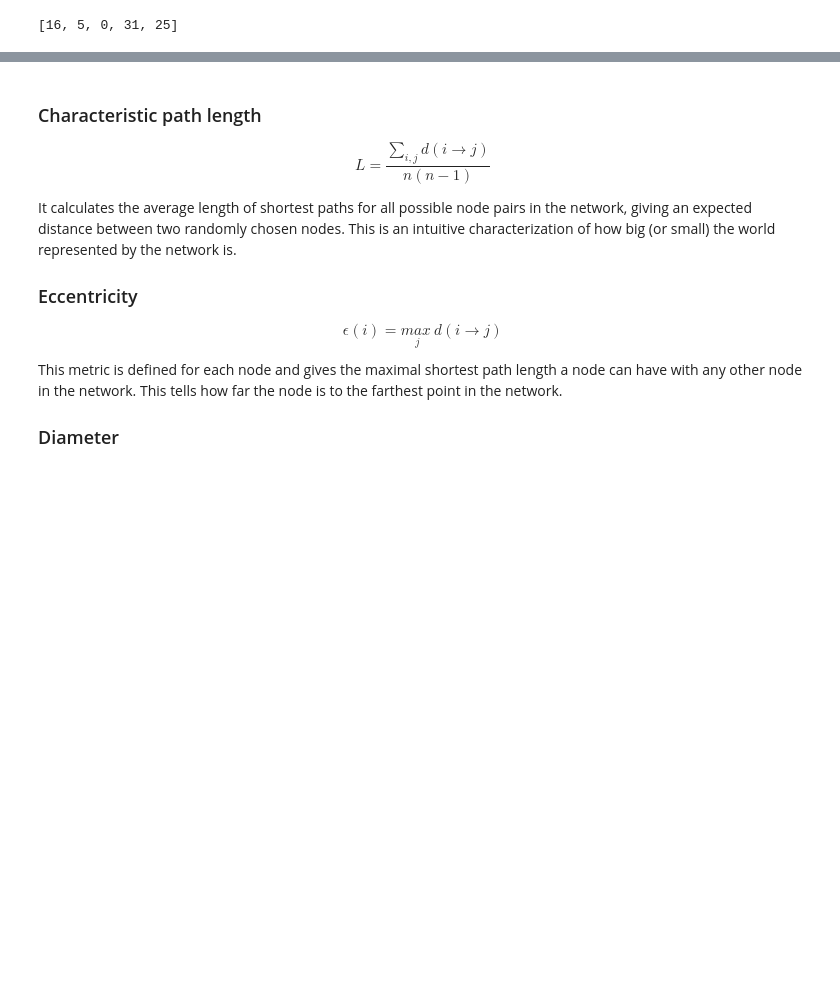
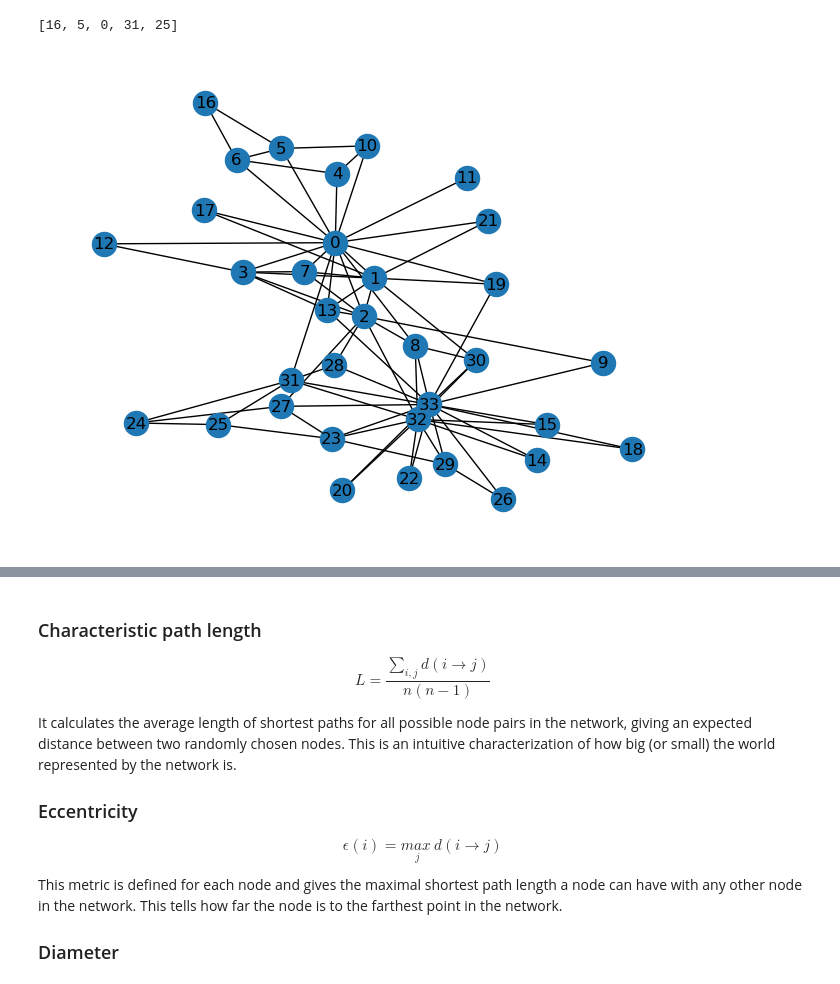
Before and after one commit to OrnlyP63/complex-model, a Jupyter notebook: Network-analysis-1.ipynb, the cells around one changed output, grey strips where cells are left out. Cells and saved outputs as stored; diff of their text form; code cells hidden in the pictures; blank space fills up the shorter version.

```diff
--- a/Network-analysis-1.ipynb
+++ b/Network-analysis-1.ipynb
@@ -87,6 +87,12 @@ nx.shortest_path_length(g, 16, 25)
 nx.shortest_path(g, 16, 25)
 # %% [output]
 [16, 5, 0, 31, 25]
+# %%
+g = nx.karate_club_graph()
+positions = nx.spring_layout(g)
+nx.draw(g, positions, with_labels = True)
+# %% [output]
+[figure, added]
 # %%
 g = nx.karate_club_graph()
 positions = nx.spring_layout(g)
```
Also changed, not shown: parts of 9 cells of this notebook, 3 other files.
